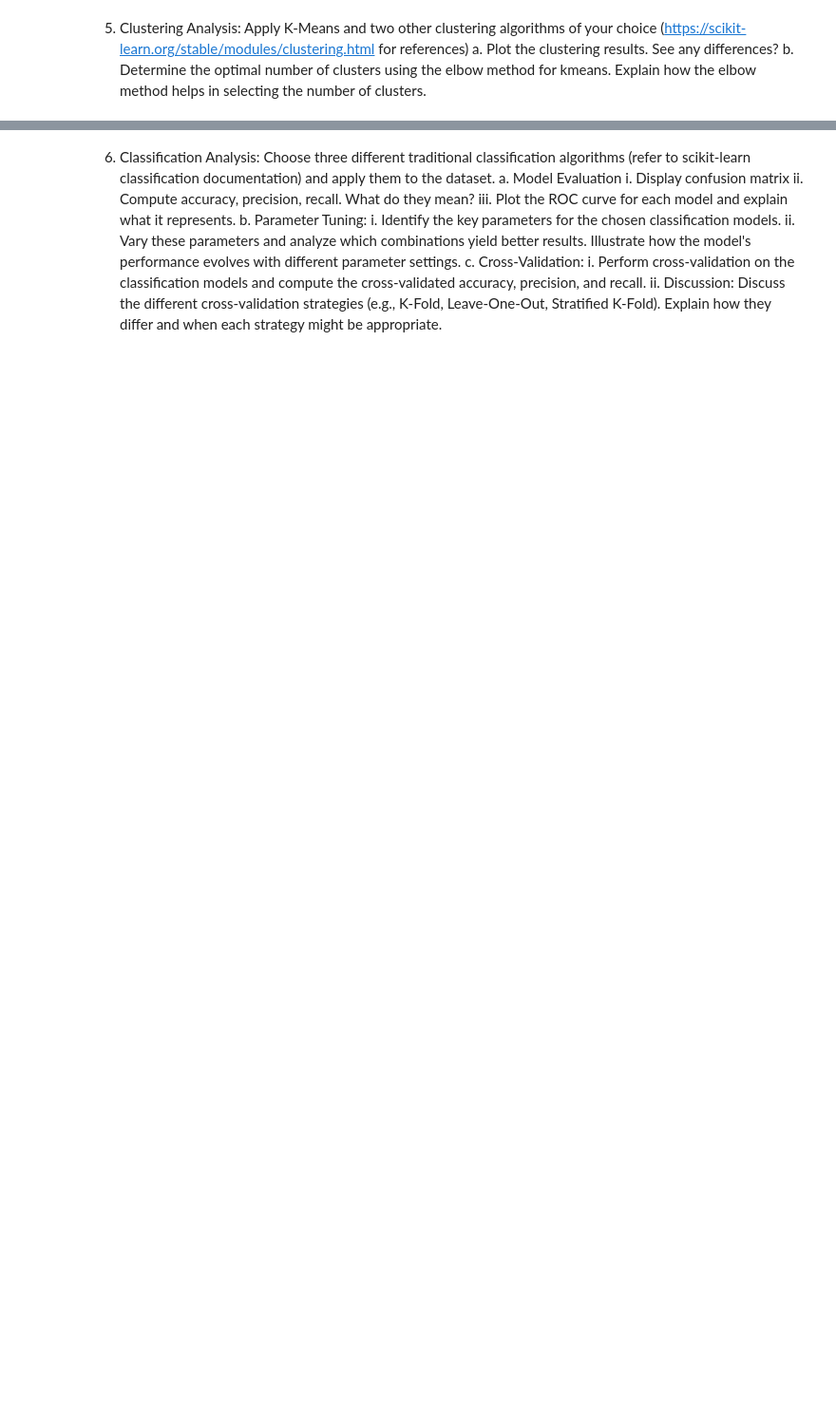
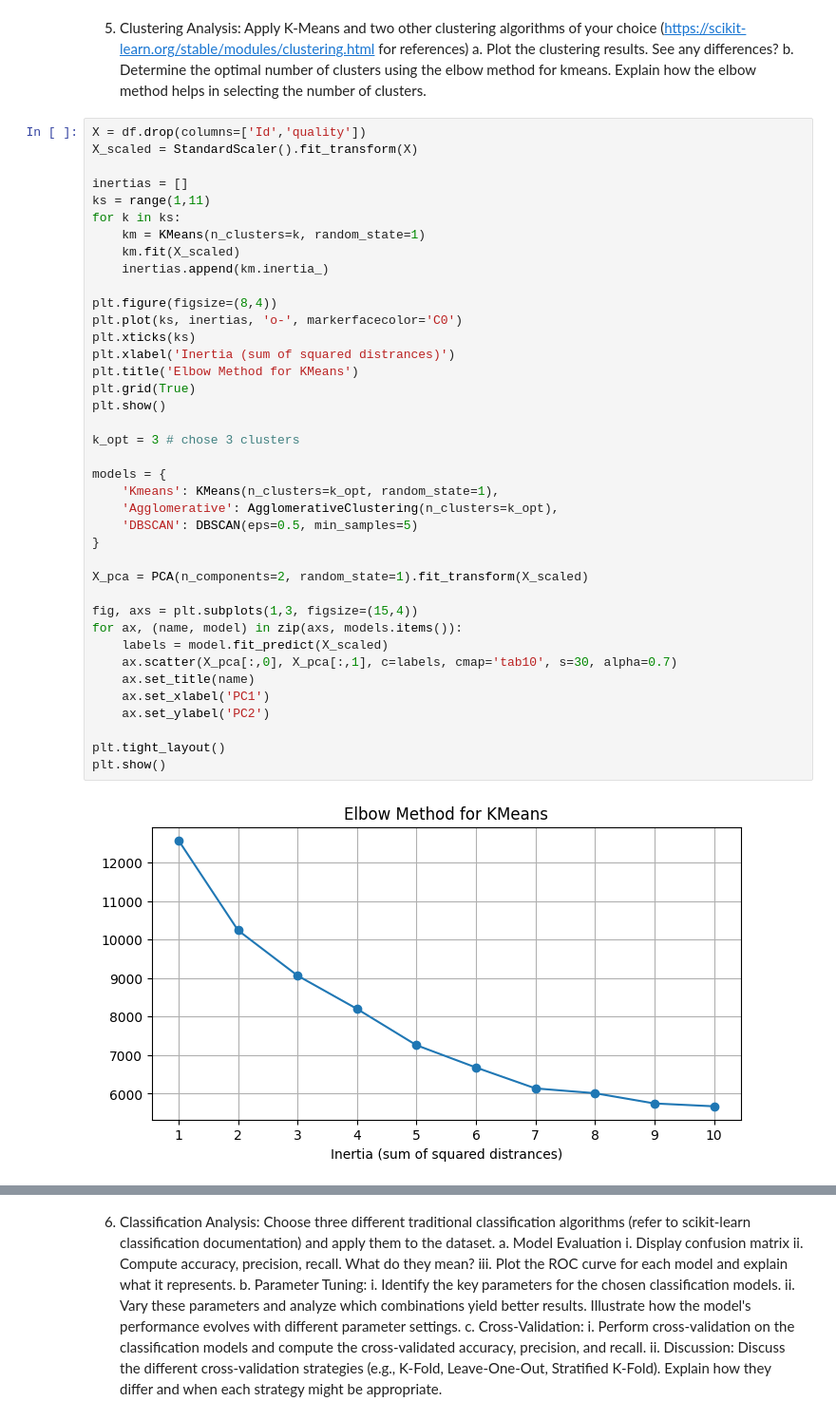
Before and after one commit to CalinTeacu/PracticaWeek3, a Jupyter notebook: Week3Problem.ipynb, the cells around one changed output, grey strips where cells are left out. Shown at 95% size. Cells and saved outputs as stored; diff of their text form; blank space fills up the shorter version.

```diff
--- a/Week3Problem.ipynb
+++ b/Week3Problem.ipynb
@@ -184,3 +249,44 @@ The biggest positive correlation is between the 'density' and also the 'fixed ac
 5. Clustering Analysis: Apply K-Means and two other clustering algorithms of your choice (https://scikit-learn.org/stable/modules/clustering.html for references)
     a. Plot the clustering results. See any differences?
     b. Determine the optimal number of clusters using the elbow method for kmeans. Explain how the elbow method helps in selecting the number of clusters.
+# %%
+X = df.drop(columns=['Id','quality'])
+X_scaled = StandardScaler().fit_transform(X)
+
+inertias = []
+ks = range(1,11)
+for k in ks:
+    km = KMeans(n_clusters=k, random_state=1)
+    km.fit(X_scaled)
+    inertias.append(km.inertia_)
+
+plt.figure(figsize=(8,4))
+plt.plot(ks, inertias, 'o-', markerfacecolor='C0')
+plt.xticks(ks)
+plt.xlabel('Inertia (sum of squared distrances)')
+plt.title('Elbow Method for KMeans')
+plt.grid(True)
+plt.show()
+
+k_opt = 3 # chose 3 clusters
+
+models = {
+    'Kmeans': KMeans(n_clusters=k_opt, random_state=1),
+    'Agglomerative': AgglomerativeClustering(n_clusters=k_opt),
+    'DBSCAN': DBSCAN(eps=0.5, min_samples=5)
+}
+
+X_pca = PCA(n_components=2, random_state=1).fit_transform(X_scaled)
+
+fig, axs = plt.subplots(1,3, figsize=(15,4))
+for ax, (name, model) in zip(axs, models.items()):
+    labels = model.fit_predict(X_scaled)
+    ax.scatter(X_pca[:,0], X_pca[:,1], c=labels, cmap='tab10', s=30, alpha=0.7)
+    ax.set_title(name)
+    ax.set_xlabel('PC1')
+    ax.set_ylabel('PC2')
+
+plt.tight_layout()
+plt.show()
+# %% [output]
+[figure, added]
```
Also changed, not shown: parts of 6 cells of this notebook.
